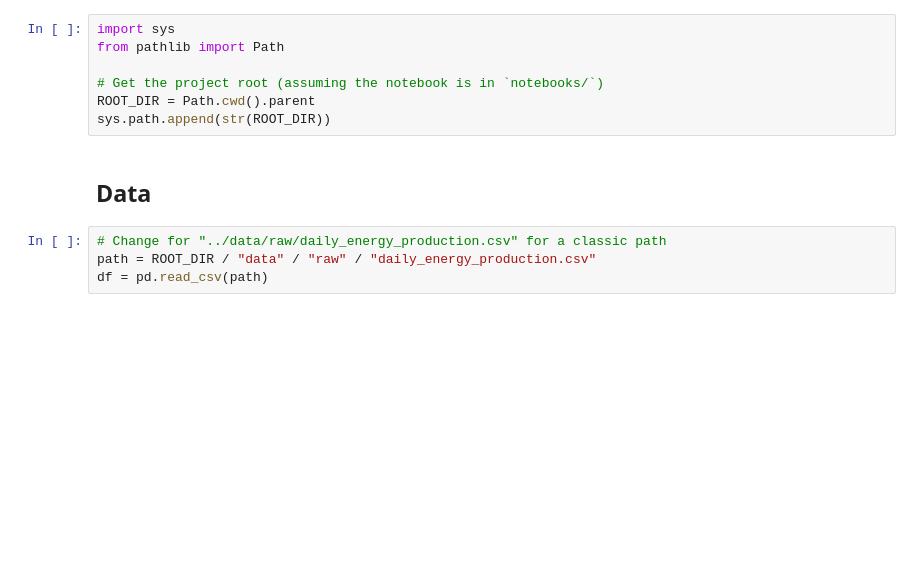
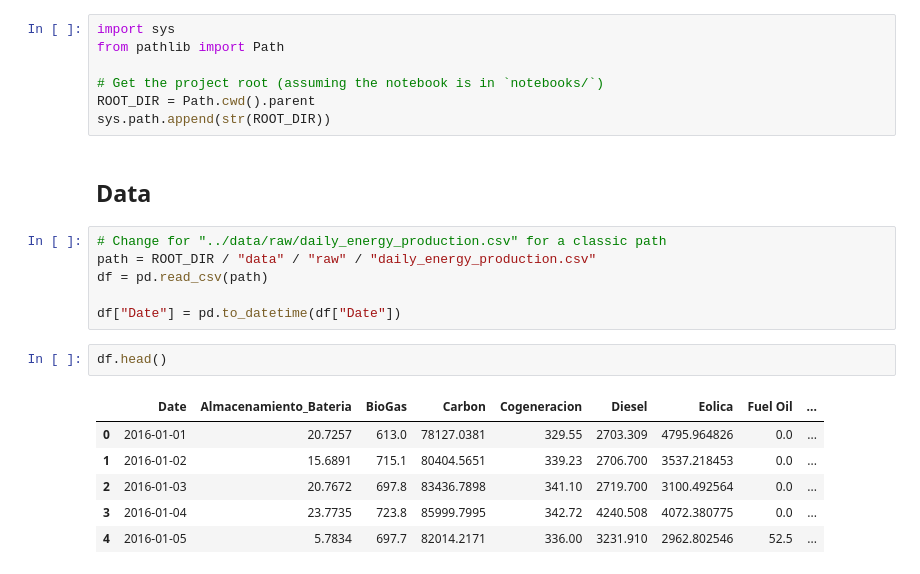
Before and after one commit to UCM-Industrial/Forecast_J.Troncoso, a Jupyter notebook: notebooks/01_data_exploration.ipynb, the cells around one changed output. Saved outputs shown, nothing was run; the diff lists cells and outputs as text; blank space fills up the shorter version.

```diff
--- a/notebooks/01_data_exploration.ipynb
+++ b/notebooks/01_data_exploration.ipynb
@@ -22,3 +23,14 @@ sys.path.append(str(ROOT_DIR))
 # Change for "../data/raw/daily_energy_production.csv" for a classic path
 path = ROOT_DIR / "data" / "raw" / "daily_energy_production.csv"
 df = pd.read_csv(path)
+
+df["Date"] = pd.to_datetime(df["Date"])
+# %%
+df.head()
+# %% [output]
+|  | Date | Almacenamiento_Bateria | BioGas | Carbon | Cogeneracion | Diesel | Eolica | Fuel Oil | ... |
+| 0 | 2016-01-01 | 20.7257 | 613.0 | 78127.0381 | 329.55 | 2703.309 | 4795.964826 | 0.0 | ... |
+| 1 | 2016-01-02 | 15.6891 | 715.1 | 80404.5651 | 339.23 | 2706.700 | 3537.218453 | 0.0 | ... |
+| 2 | 2016-01-03 | 20.7672 | 697.8 | 83436.7898 | 341.10 | 2719.700 | 3100.492564 | 0.0 | ... |
+| 3 | 2016-01-04 | 23.7735 | 723.8 | 85999.7995 | 342.72 | 4240.508 | 4072.380775 | 0.0 | ... |
+| 4 | 2016-01-05 | 5.7834 | 697.7 | 82014.2171 | 336.00 | 3231.910 | 2962.802546 | 52.5 | ... |
```
Also changed, not shown: parts of 6 cells of this notebook.
